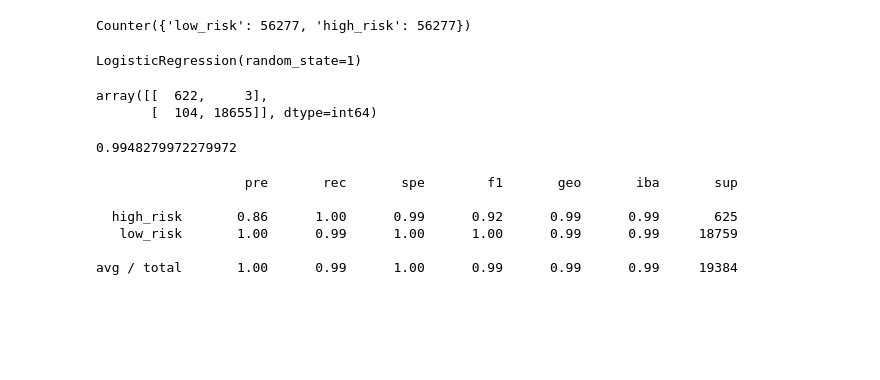
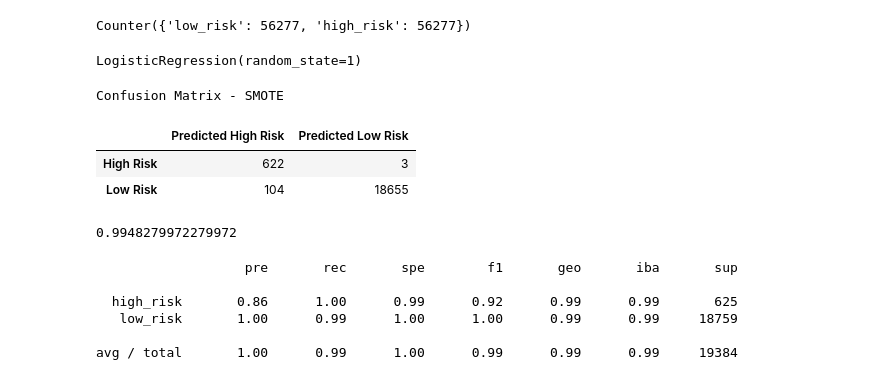
Before and after one commit to savagedavid7/Predicting-Credit-Risk-With-Machine-Learning, a Jupyter notebook: credit_risk_resampling.ipynb, the cells around one changed output. Cells and saved outputs as stored; diff of their text form; code cells hidden in the pictures; blank space fills up the shorter version.

```diff
--- a/credit_risk_resampling.ipynb
+++ b/credit_risk_resampling.ipynb
@@ -189,9 +202,12 @@ LogisticRegression(random_state=1)
 # %%
 # Display the confusion matrix
 
 y_pred = model.predict(X_test)
-confusion_matrix(y_test, y_pred)
+cm_3 = confusion_matrix(y_test, y_pred)
+cm_to_df(cm_3, "SMOTE")
 # %% [output]
-array([[  622,     3],
-       [  104, 18655]], dtype=int64)
+Confusion Matrix - SMOTE
+|  | Predicted High Risk | Predicted Low Risk |
+| High Risk | 622 | 3 |
+| Low Risk | 104 | 18655 |
 # %%
```
Also changed, not shown: parts of 26 cells of this notebook, 14 other files.
